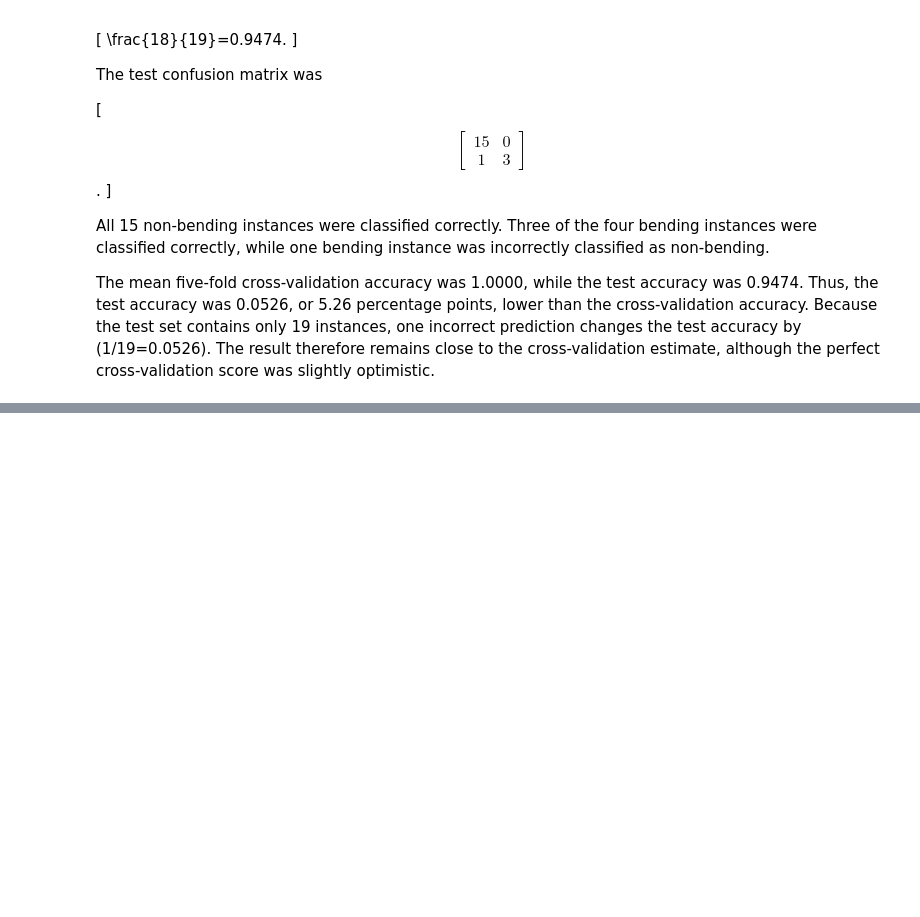
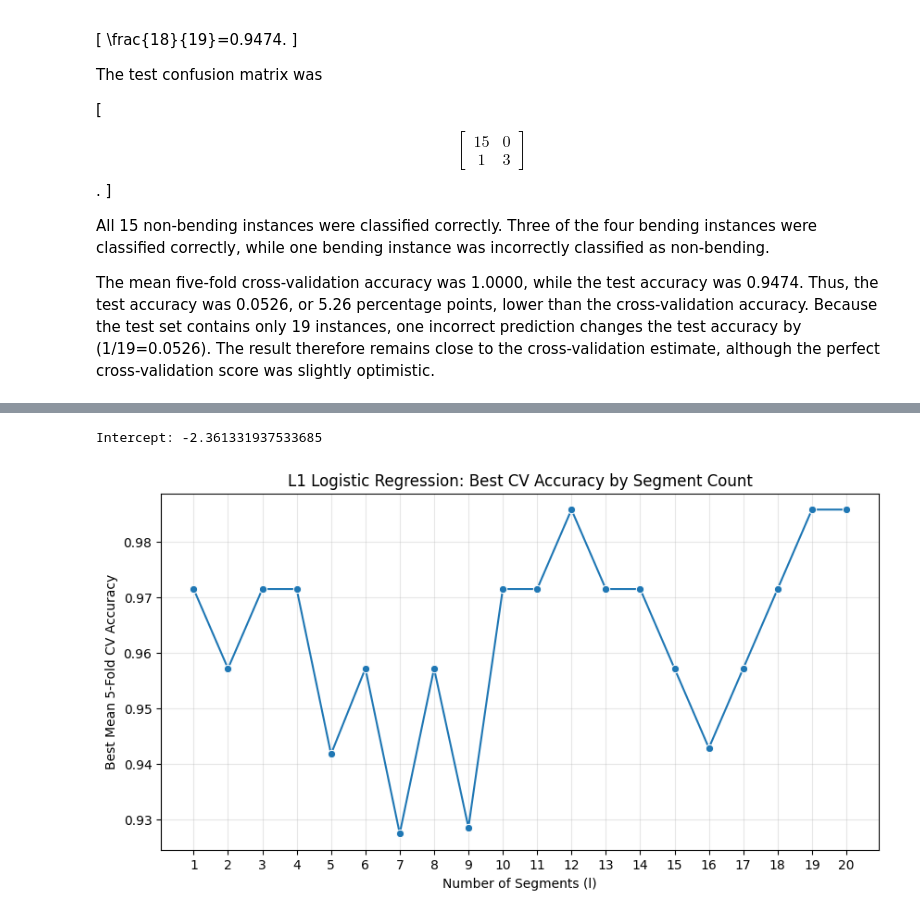
Before and after one commit to jfulch/dsci-552-fulcher-jesse-hw4, a Jupyter notebook: notebooks/Fulcher_Jesse_HW4.ipynb, the cells around one changed output, grey strips where cells are left out. Cells and saved outputs as stored; diff of their text form; code cells hidden in the pictures; blank space fills up the shorter version.

```diff
--- a/notebooks/Fulcher_Jesse_HW4.ipynb
+++ b/notebooks/Fulcher_Jesse_HW4.ipynb
@@ -1392,0 +2086,21 @@ The mean five-fold cross-validation accuracy was 1.0000, while the test accuracy
+# %%
+l1_cv_results = pd.DataFrame(l1_result_records)
+
+ranked_l1_results = (
+    l1_cv_results.sort_values(
+        by=[
+            "Mean CV Accuracy",
+            "C",
+            "Segments",
+            "Nonzero Coefficients"
+        ],
+        ascending=[
+            False,
+            True,
+            True,
+            True,
+        ],
+    ).reset_index(drop=True)
+)
+
+ranked_l1_results
@@ -1392,0 +2233,28 @@ The mean five-fold cross-validation accuracy was 1.0000, while the test accuracy
+# %%
+print(
+    "Intercept:",
+    best_l1_classifier.intercept_[0]
+)
+# %% [output]
+Intercept: -2.361331937533685
+# %%
+plt.figure(figsize=(10, 5))
+
+sns.lineplot(
+    data=l1_cv_results,
+    x="Segments",
+    y="Mean CV Accuracy",
+    marker="o",
+)
+
+plt.xticks(range(1, 21))
+plt.xlabel("Number of Segments (l)")
+plt.ylabel("Best Mean 5-Fold CV Accuracy")
+plt.title(
+    "L1 Logistic Regression: Best CV Accuracy by Segment Count"
+)
+plt.grid(alpha=0.3)
+
+plt.show()
+# %% [output]
+[figure, added]
```
Also changed, not shown: parts of 71 cells of this notebook.
